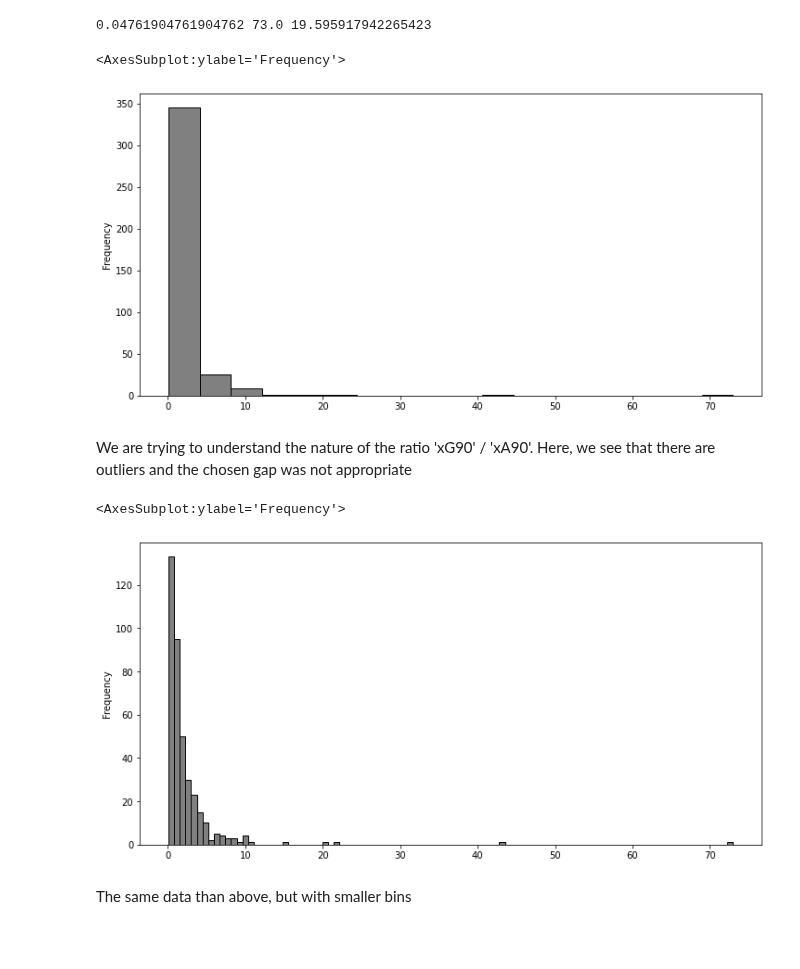
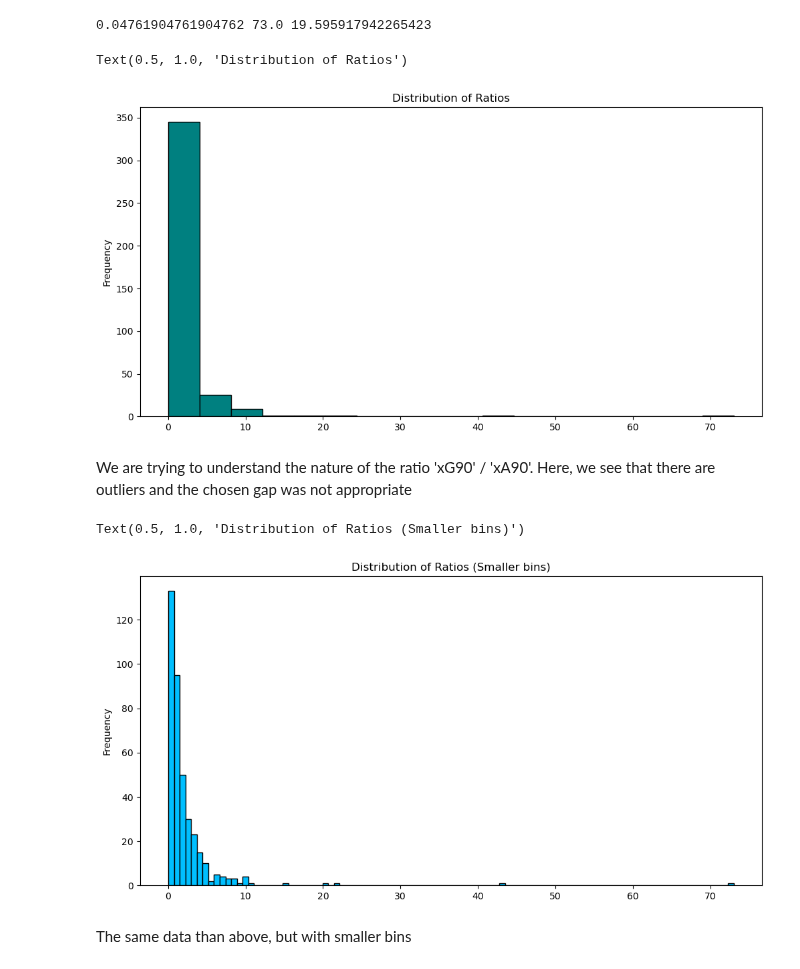
Before and after one commit to ubco-W2022T2-data301/group26, a Jupyter notebook: analysis/analysisIfaz.ipynb, the cells around one changed output. Cells and saved outputs as stored; diff of their text form; code cells hidden in the pictures; blank space fills up the shorter version.

```diff
--- a/analysis/analysisIfaz.ipynb
+++ b/analysis/analysisIfaz.ipynb
@@ -109,18 +114,20 @@ print(Ratio_data.min(), Ratio_data.max(), math.sqrt(len(Ratio_data)))
 0.04761904761904762 73.0 19.595917942265423
 # %%
 Ratio_bins = np.linspace(Ratio_data.min(), Ratio_data.max(), 19)
-df_detailed['Ratio'].plot(kind='hist', bins=Ratio_bins, figsize=(12,6), facecolor='grey',edgecolor='black')
+df_detailed['Ratio'].plot(kind='hist', bins=Ratio_bins, figsize=(12,6), facecolor='teal',edgecolor='black')
+plt.title('Distribution of Ratios')
 # %% [output]
-<AxesSubplot:ylabel='Frequency'>
+Text(0.5, 1.0, 'Distribution of Ratios')
-[figure, old version]
+[figure, new version]
 # %% [markdown]
 We are trying to understand the nature of the ratio 'xG90' / 'xA90'. Here, we see that there are outliers and the chosen gap was not appropriate
 # %%
 Ratio_bins = np.linspace(Ratio_data.min(), Ratio_data.max(), 100)
-df_detailed['Ratio'].plot(kind='hist', bins=Ratio_bins, figsize=(12,6), facecolor='grey',edgecolor='black')
+df_detailed['Ratio'].plot(kind='hist', bins=Ratio_bins, figsize=(12,6), facecolor='deepskyblue',edgecolor='black')
+plt.title('Distribution of Ratios (Smaller bins)')
 # %% [output]
-<AxesSubplot:ylabel='Frequency'>
+Text(0.5, 1.0, 'Distribution of Ratios (Smaller bins)')
-[figure, old version]
+[figure, new version]
 # %% [markdown]
 The same data than above, but with smaller bins
 # %% [markdown]
```
Also changed, not shown: parts of 18 cells of this notebook.
